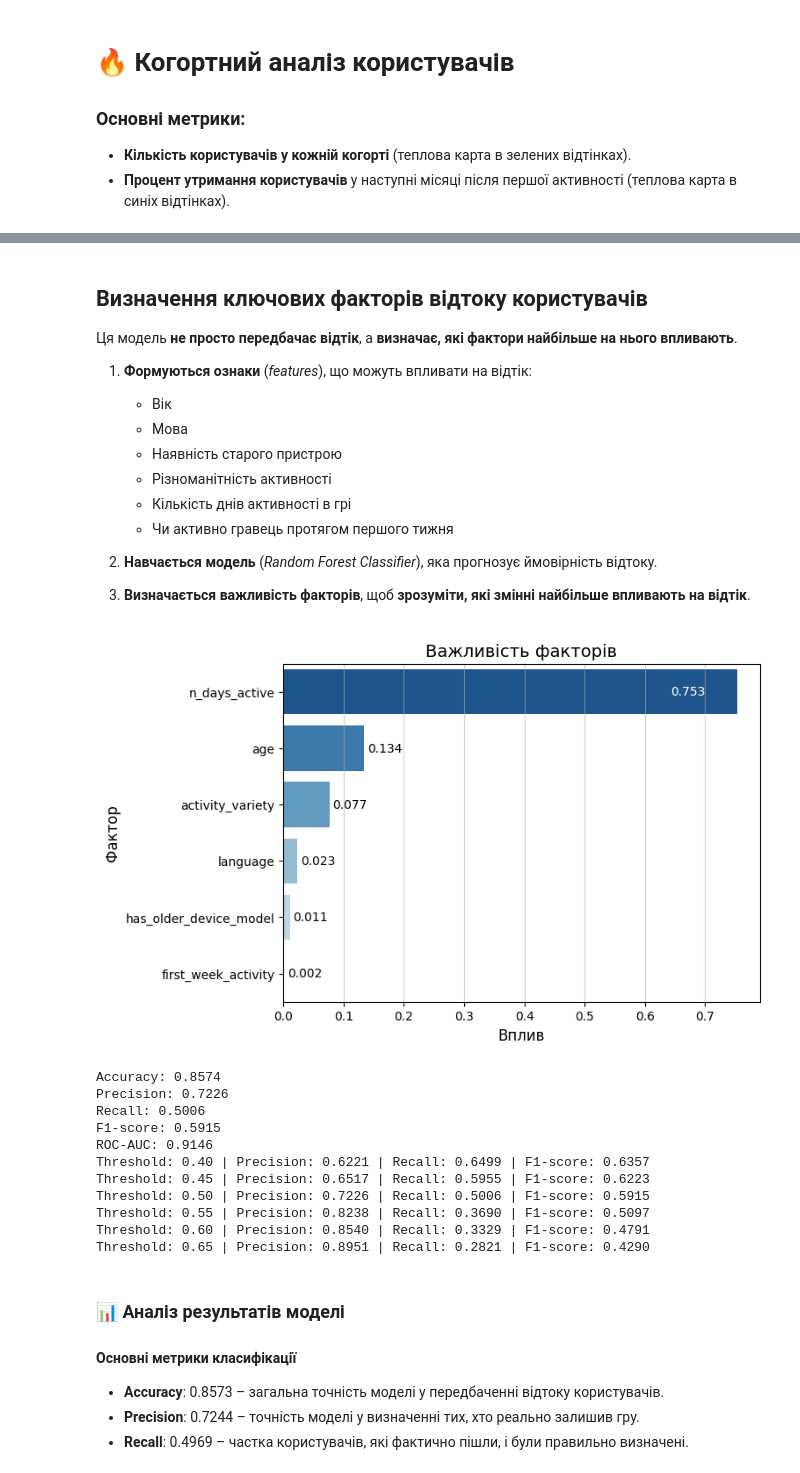
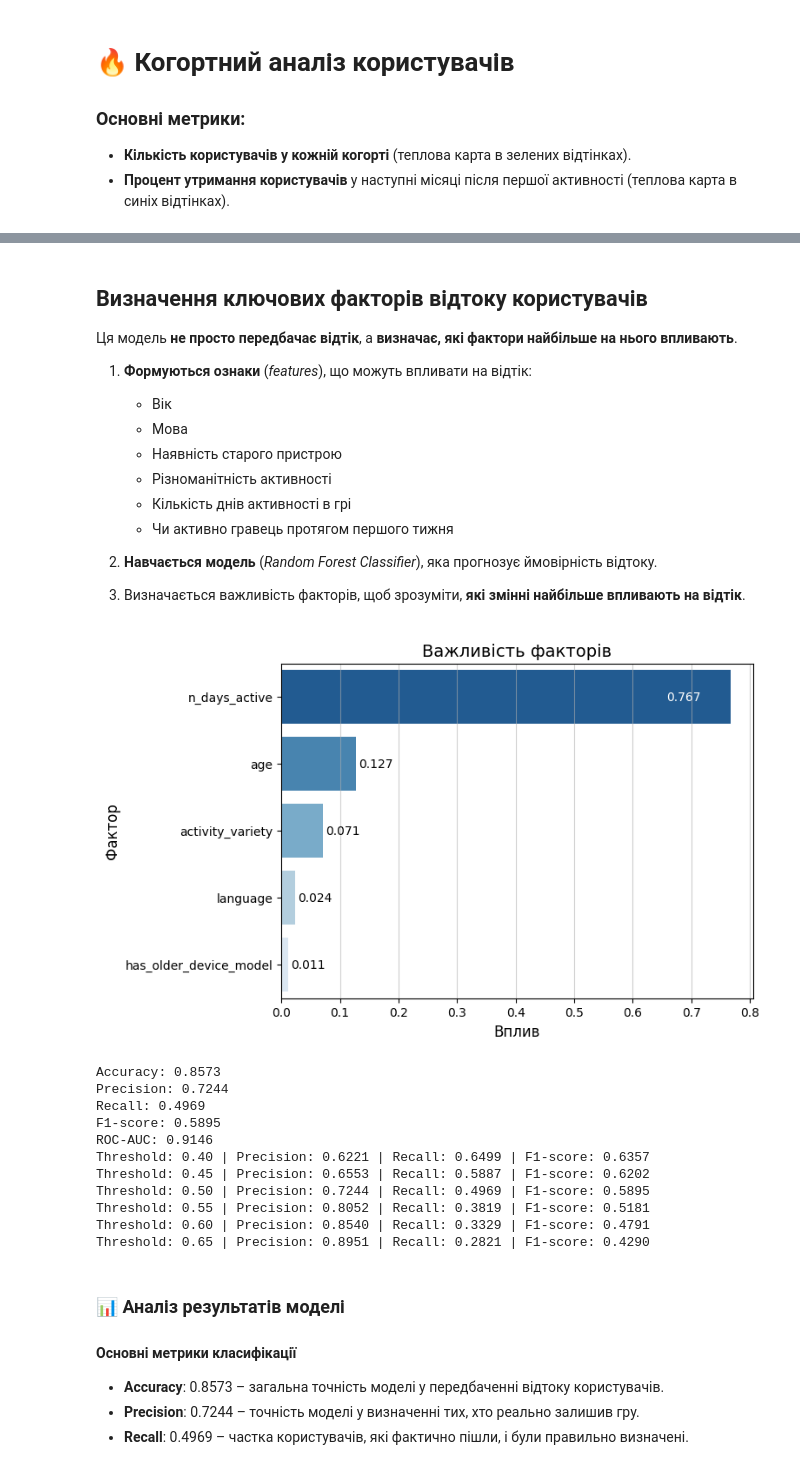
Before and after one commit to Nikita-Zuev/Python_User_Activity_Analysis, a Jupyter notebook: main.ipynb, the cells around one changed output, grey strips where cells are left out. Cells and saved outputs as stored; diff of their text form; code cells hidden in the pictures.

```diff
--- a/main.ipynb
+++ b/main.ipynb
@@ -263,28 +261,0 @@ plt.show()
-# %%
-df['cohort_month'] = df.groupby('user_id')['activity_date'].transform('min').dt.to_period('M')
-df["activity_month"] = df["activity_date"].dt.to_period("M")
-df["cohort_index"] = (df["activity_month"] - df["cohort_month"]).apply(lambda x: x.n)
-
-cohort_table = df.groupby(["cohort_month", "cohort_index"])["user_id"].nunique().unstack().fillna(0)
-
-cohort_size = cohort_table.iloc[:, 0]
-retention_matrix = cohort_table.div(cohort_size, axis=0) * 100
-
-annot = retention_matrix.applymap(lambda x: f"{x:.1f}%" if x > 0 else "")
-
-fig, axes = plt.subplots(2, 1, figsize=(7*np.sqrt(2), 7), gridspec_kw={'wspace': 0.3})
-
-ax1 = sns.heatmap(cohort_table, annot=True, cmap="Greens", mask=cohort_table == 0, ax=axes[0])
-ax1.set_title("Когорний аналіз – Відсоток утримання", pad=20)
-ax1.set_xlabel("Місяці після першої активності")
-ax1.set_ylabel("Місяць когорти")
-ax1.xaxis.set_label_position("top")
-ax1.xaxis.tick_top()
-
-ax2 = sns.heatmap(retention_matrix, annot=annot, fmt="", cmap="Blues", mask=retention_matrix == 0, ax=axes[1])
-ax2.set_xlabel("Місяці після першої активності")
-ax2.set_ylabel("Місяць когорти")
-ax2.xaxis.set_label_position("top")
-ax2.xaxis.tick_top()
-
-plt.show()
@@ -306,17 +275,16 @@ plt.show()
 
 2. **Навчається модель** (*Random Forest Classifier*), яка прогнозує ймовірність відтоку.
 
-3. **Визначається важливість факторів**, щоб **зрозуміти, які змінні найбільше впливають на відтік**.
+3. Визначається важливість факторів, щоб зрозуміти, **які змінні найбільше впливають на відтік**.
 # %%
 df['n_days_active'] = df.groupby('user_id')['activity_date'].transform('nunique')
 df['activity_variety'] = df.groupby('user_id')['game_activity_name'].transform('nunique')
-df['first_week_activity'] = df.groupby('user_id')['activity_date'].transform(lambda x: (x.max() - x.min()).days <= 7).astype(int)
 df['churn'] = ((df['cohort_index'] <= 1) & (df['n_days_active'] < df['n_days_active'].median())).astype(int)
 
 df['language'] = LabelEncoder().fit_transform(df['language'])
 df['has_older_device_model'] = df['has_older_device_model'].astype(int)
 
-features = ['age', 'language', 'has_older_device_model', 'first_week_activity', 'activity_variety', 'n_days_active']
+features = ['age', 'language', 'has_older_device_model', 'activity_variety', 'n_days_active']
 X = df[features]
 y = df['churn']
 
@@ -339,44 +307,43 @@ plt.figure(figsize=(7, 5))
 sns.barplot(x=feature_importance.values, y=feature_importance.index, palette="Blues_r")
 
 for index, value in enumerate(feature_importance.values):
     if value > 0.7:
         plt.text(value - 0.11, index, f"{value:.3f}", va='center', fontsize=10, color='white')
     else:
         plt.text(value + 0.005, index, f"{value:.3f}", va='center', fontsize=10)
 
 plt.title('Важливість факторів', fontsize=14)
 plt.xlabel('Вплив', fontsize=12)
 plt.ylabel('Фактор', fontsize=12)
 plt.grid(axis="x", linestyle="-", alpha=0.6)
 plt.show()
 
-
 print(f"Accuracy: {accuracy:.4f}")
 print(f"Precision: {precision:.4f}")
 print(f"Recall: {recall:.4f}")
 print(f"F1-score: {f1:.4f}")
 print(f"ROC-AUC: {roc_auc:.4f}")
 
 def evaluate_threshold(threshold):
     y_pred_threshold = (y_pred_proba >= threshold).astype(int)
     precision = precision_score(y_test, y_pred_threshold)
     recall = recall_score(y_test, y_pred_threshold)
     f1 = f1_score(y_test, y_pred_threshold)
     print(f"Threshold: {threshold:.2f} | Precision: {precision:.4f} | Recall: {recall:.4f} | F1-score: {f1:.4f}")
 
 for t in np.arange(0.4, 0.7, 0.05):
     evaluate_threshold(t)
 # %% [output]
-[figure, old version]
+[figure, new version]
-Accuracy: 0.8574
-Precision: 0.7226
-Recall: 0.5006
-F1-score: 0.5915
+Accuracy: 0.8573
+Precision: 0.7244
+Recall: 0.4969
+F1-score: 0.5895
 ROC-AUC: 0.9146
 Threshold: 0.40 | Precision: 0.6221 | Recall: 0.6499 | F1-score: 0.6357
-Threshold: 0.45 | Precision: 0.6517 | Recall: 0.5955 | F1-score: 0.6223
-Threshold: 0.50 | Precision: 0.7226 | Recall: 0.5006 | F1-score: 0.5915
-Threshold: 0.55 | Precision: 0.8238 | Recall: 0.3690 | F1-score: 0.5097
+Threshold: 0.45 | Precision: 0.6553 | Recall: 0.5887 | F1-score: 0.6202
+Threshold: 0.50 | Precision: 0.7244 | Recall: 0.4969 | F1-score: 0.5895
+Threshold: 0.55 | Precision: 0.8052 | Recall: 0.3819 | F1-score: 0.5181
 Threshold: 0.60 | Precision: 0.8540 | Recall: 0.3329 | F1-score: 0.4791
 Threshold: 0.65 | Precision: 0.8951 | Recall: 0.2821 | F1-score: 0.4290
 # %% [markdown]
```
Also changed, not shown: parts of 2 cells of this notebook.
